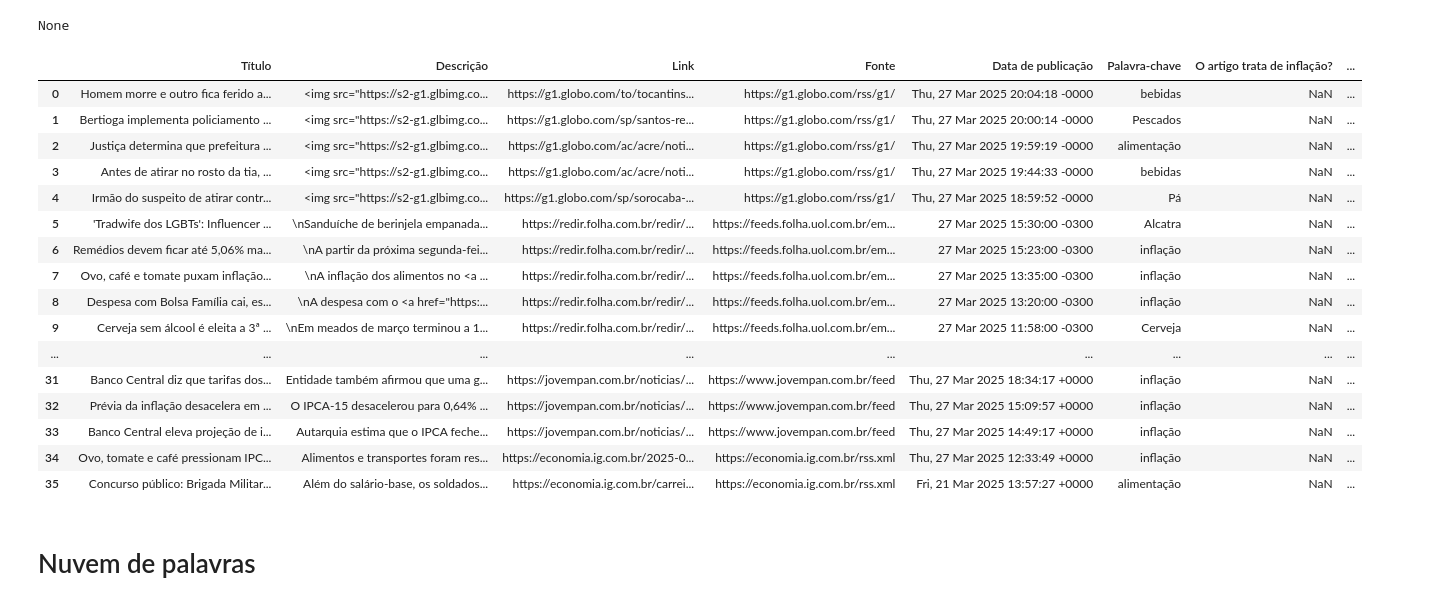
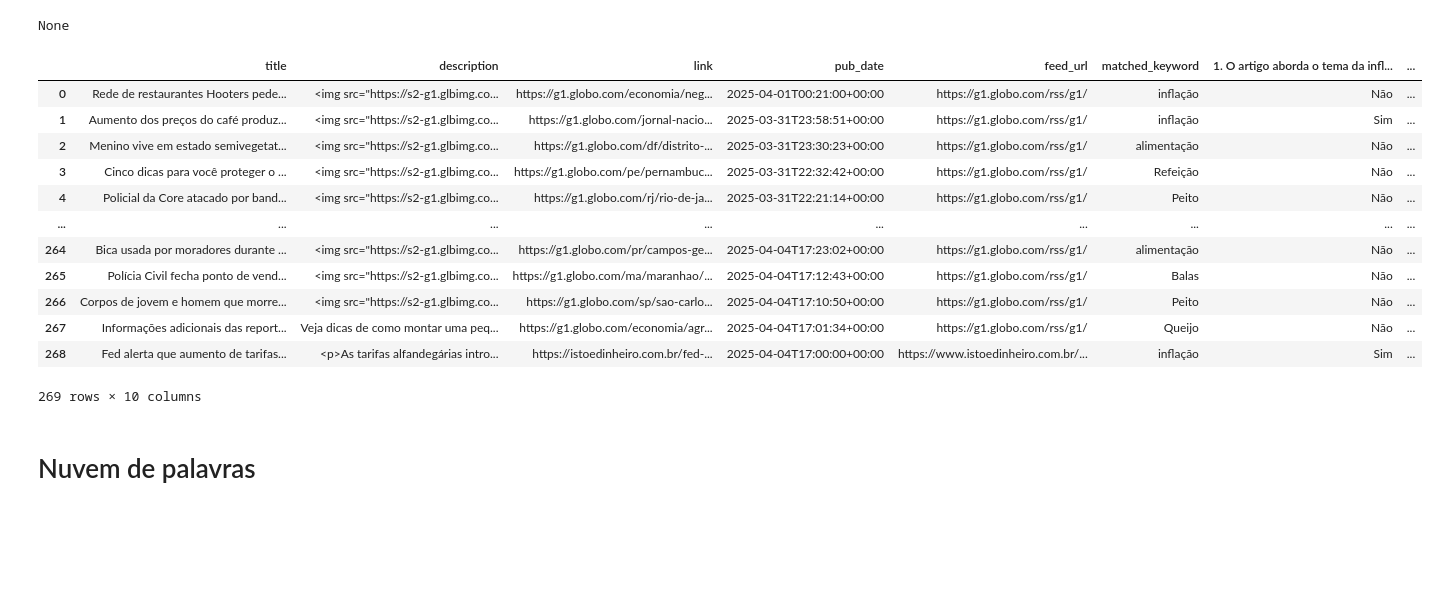
Before and after one commit to marcelo7bastos/alerta_inflacao, a Jupyter notebook: fofoqueiro.ipynb, the cells around one changed output. Cells and saved outputs as stored; diff of their text form; code cells hidden in the pictures; blank space fills up the shorter version.

```diff
--- a/fofoqueiro.ipynb
+++ b/fofoqueiro.ipynb
@@ -707,26 +707,22 @@ None
 # %%
 import pandas as pd
 # abrir resultados_classificacao.csv e exibir os resultados
-df = pd.read_csv('resultados_classificacao.csv')
+df = pd.read_csv('data/noticias/noticias.csv')
 df
 # %% [output]
-|  | Título | Descrição | Link | Fonte | Data de publicação | Palavra-chave | O artigo trata de inflação? | ... |
-| 0 | Homem morre e outro fica ferido a... | <img src="https://s2-g1.glbimg.co... | https://g1.globo.com/to/tocantins... | https://g1.globo.com/rss/g1/ | Thu, 27 Mar 2025 20:04:18 -0000 | bebidas | NaN | ... |
-| 1 | Bertioga implementa policiamento ... | <img src="https://s2-g1.glbimg.co... | https://g1.globo.com/sp/santos-re... | https://g1.globo.com/rss/g1/ | Thu, 27 Mar 2025 20:00:14 -0000 | Pescados | NaN | ... |
-| 2 | Justiça determina que prefeitura ... | <img src="https://s2-g1.glbimg.co... | https://g1.globo.com/ac/acre/noti... | https://g1.globo.com/rss/g1/ | Thu, 27 Mar 2025 19:59:19 -0000 | alimentação | NaN | ... |
-| 3 | Antes de atirar no rosto da tia, ... | <img src="https://s2-g1.glbimg.co... | https://g1.globo.com/ac/acre/noti... | https://g1.globo.com/rss/g1/ | Thu, 27 Mar 2025 19:44:33 -0000 | bebidas | NaN | ... |
-| 4 | Irmão do suspeito de atirar contr... | <img src="https://s2-g1.glbimg.co... | https://g1.globo.com/sp/sorocaba-... | https://g1.globo.com/rss/g1/ | Thu, 27 Mar 2025 18:59:52 -0000 | Pá | NaN | ... |
-| 5 | 'Tradwife dos LGBTs': Influencer ... | \nSanduíche de berinjela empanada... | https://redir.folha.com.br/redir/... | https://feeds.folha.uol.com.br/em... | 27 Mar 2025 15:30:00 -0300 | Alcatra | NaN | ... |
-| 6 | Remédios devem ficar até 5,06% ma... | \nA partir da próxima segunda-fei... | https://redir.folha.com.br/redir/... | https://feeds.folha.uol.com.br/em... | 27 Mar 2025 15:23:00 -0300 | inflação | NaN | ... |
-| 7 | Ovo, café e tomate puxam inflação... | \nA inflação dos alimentos no <a ... | https://redir.folha.com.br/redir/... | https://feeds.folha.uol.com.br/em... | 27 Mar 2025 13:35:00 -0300 | inflação | NaN | ... |
-| 8 | Despesa com Bolsa Família cai, es... | \nA despesa com o <a href="https:... | https://redir.folha.com.br/redir/... | https://feeds.folha.uol.com.br/em... | 27 Mar 2025 13:20:00 -0300 | inflação | NaN | ... |
-| 9 | Cerveja sem álcool é eleita a 3ª ... | \nEm meados de março terminou a 1... | https://redir.folha.com.br/redir/... | https://feeds.folha.uol.com.br/em... | 27 Mar 2025 11:58:00 -0300 | Cerveja | NaN | ... |
+|  | title | description | link | pub_date | feed_url | matched_keyword | 1. O artigo aborda o tema da infl... | ... |
+| 0 | Rede de restaurantes Hooters pede... | <img src="https://s2-g1.glbimg.co... | https://g1.globo.com/economia/neg... | 2025-04-01T00:21:00+00:00 | https://g1.globo.com/rss/g1/ | inflação | Não | ... |
+| 1 | Aumento dos preços do café produz... | <img src="https://s2-g1.glbimg.co... | https://g1.globo.com/jornal-nacio... | 2025-03-31T23:58:51+00:00 | https://g1.globo.com/rss/g1/ | inflação | Sim | ... |
+| 2 | Menino vive em estado semivegetat... | <img src="https://s2-g1.glbimg.co... | https://g1.globo.com/df/distrito-... | 2025-03-31T23:30:23+00:00 | https://g1.globo.com/rss/g1/ | alimentação | Não | ... |
+| 3 | Cinco dicas para você proteger o ... | <img src="https://s2-g1.glbimg.co... | https://g1.globo.com/pe/pernambuc... | 2025-03-31T22:32:42+00:00 | https://g1.globo.com/rss/g1/ | Refeição | Não | ... |
+| 4 | Policial da Core atacado por band... | <img src="https://s2-g1.glbimg.co... | https://g1.globo.com/rj/rio-de-ja... | 2025-03-31T22:21:14+00:00 | https://g1.globo.com/rss/g1/ | Peito | Não | ... |
 | ... | ... | ... | ... | ... | ... | ... | ... | ... |
-| 31 | Banco Central diz que tarifas dos... | Entidade também afirmou que uma g... | https://jovempan.com.br/noticias/... | https://www.jovempan.com.br/feed | Thu, 27 Mar 2025 18:34:17 +0000 | inflação | NaN | ... |
-| 32 | Prévia da inflação desacelera em ... | O IPCA-15 desacelerou para 0,64% ... | https://jovempan.com.br/noticias/... | https://www.jovempan.com.br/feed | Thu, 27 Mar 2025 15:09:57 +0000 | inflação | NaN | ... |
-| 33 | Banco Central eleva projeção de i... | Autarquia estima que o IPCA feche... | https://jovempan.com.br/noticias/... | https://www.jovempan.com.br/feed | Thu, 27 Mar 2025 14:49:17 +0000 | inflação | NaN | ... |
-| 34 | Ovo, tomate e café pressionam IPC... | Alimentos e transportes foram res... | https://economia.ig.com.br/2025-0... | https://economia.ig.com.br/rss.xml | Thu, 27 Mar 2025 12:33:49 +0000 | inflação | NaN | ... |
-| 35 | Concurso público: Brigada Militar... | Além do salário-base, os soldados... | https://economia.ig.com.br/carrei... | https://economia.ig.com.br/rss.xml | Fri, 21 Mar 2025 13:57:27 +0000 | alimentação | NaN | ... |
+| 264 | Bica usada por moradores durante ... | <img src="https://s2-g1.glbimg.co... | https://g1.globo.com/pr/campos-ge... | 2025-04-04T17:23:02+00:00 | https://g1.globo.com/rss/g1/ | alimentação | Não | ... |
+| 265 | Polícia Civil fecha ponto de vend... | <img src="https://s2-g1.glbimg.co... | https://g1.globo.com/ma/maranhao/... | 2025-04-04T17:12:43+00:00 | https://g1.globo.com/rss/g1/ | Balas | Não | ... |
+| 266 | Corpos de jovem e homem que morre... | <img src="https://s2-g1.glbimg.co... | https://g1.globo.com/sp/sao-carlo... | 2025-04-04T17:10:50+00:00 | https://g1.globo.com/rss/g1/ | Peito | Não | ... |
+| 267 | Informações adicionais das report... | Veja dicas de como montar uma peq... | https://g1.globo.com/economia/agr... | 2025-04-04T17:01:34+00:00 | https://g1.globo.com/rss/g1/ | Queijo | Não | ... |
+| 268 | Fed alerta que aumento de tarifas... | <p>As tarifas alfandegárias intro... | https://istoedinheiro.com.br/fed-... | 2025-04-04T17:00:00+00:00 | https://www.istoedinheiro.com.br/... | inflação | Sim | ... |
+269 rows × 10 columns
 # %% [markdown]
 # Nuvem de palavras
 # %%
```
Also changed, not shown: 1 other file.
